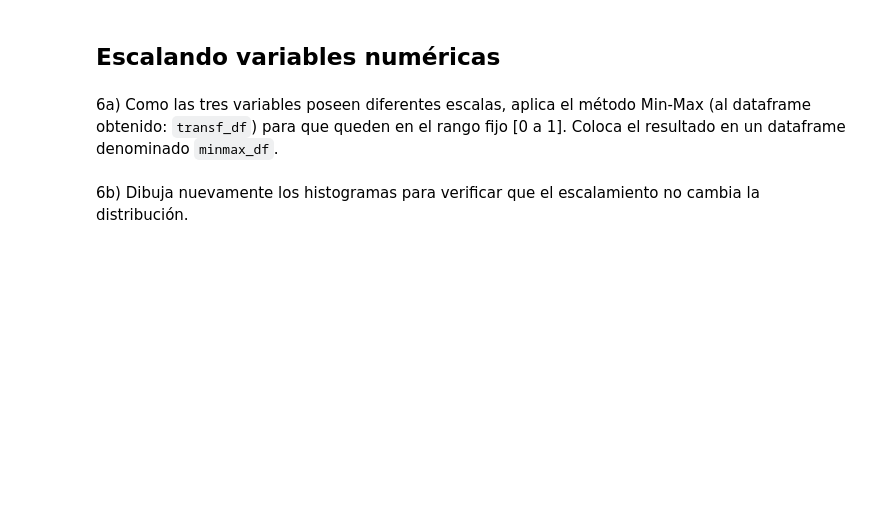
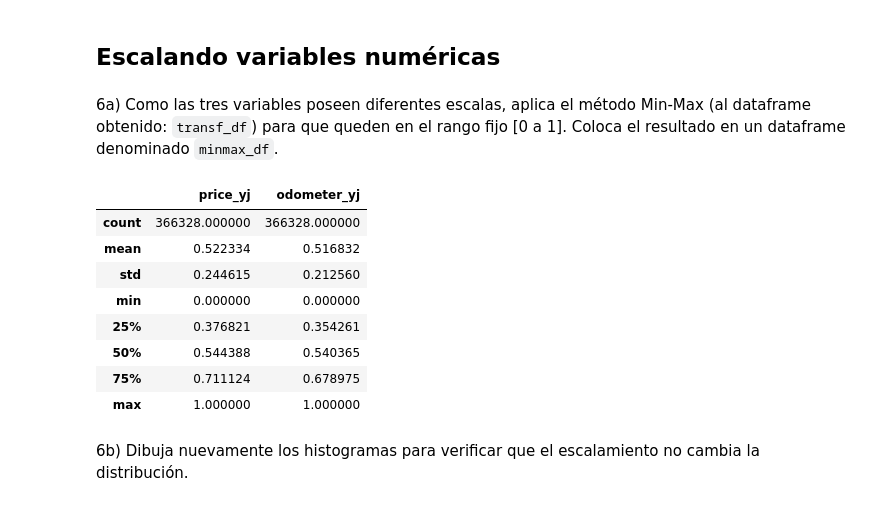
Before and after one commit to joer2040/MNA, a Jupyter notebook: Actividad6FE (1).ipynb, the cells around one changed output. Drawn from its saved outputs; the diff is of its cells as text; code cells hidden in the pictures; blank space fills up the shorter version.

```diff
--- a/Actividad6FE (1).ipynb
+++ b/Actividad6FE (1).ipynb
@@ -347,2 +415,14 @@ Recuerda que en `PowerTransformer()` el parámetro `standardize` por defecto es
+# %%
+minmax_df.describe()
+# %% [output]
+|  | price_yj | odometer_yj |
+| count | 366328.000000 | 366328.000000 |
+| mean | 0.522334 | 0.516832 |
+| std | 0.244615 | 0.212560 |
+| min | 0.000000 | 0.000000 |
+| 25% | 0.376821 | 0.354261 |
+| 50% | 0.544388 | 0.540365 |
+| 75% | 0.711124 | 0.678975 |
+| max | 1.000000 | 1.000000 |
 # %% [markdown]
 6b) Dibuja nuevamente los histogramas para verificar que el escalamiento no cambia la distribución.
```
Also changed, not shown: parts of 6 cells of this notebook.
